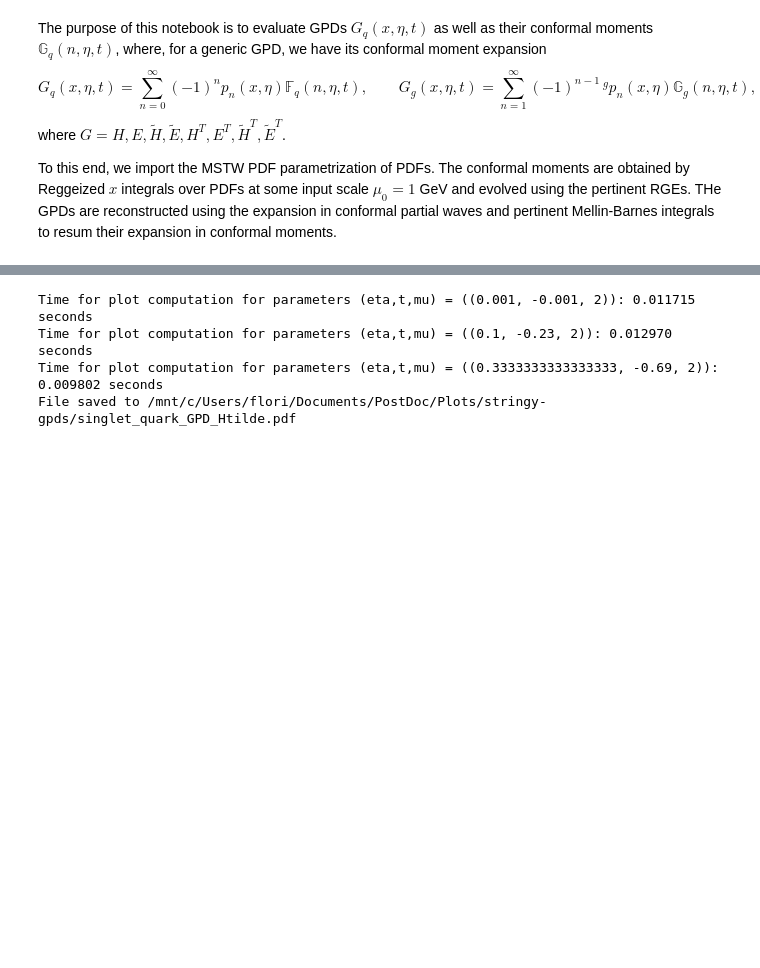
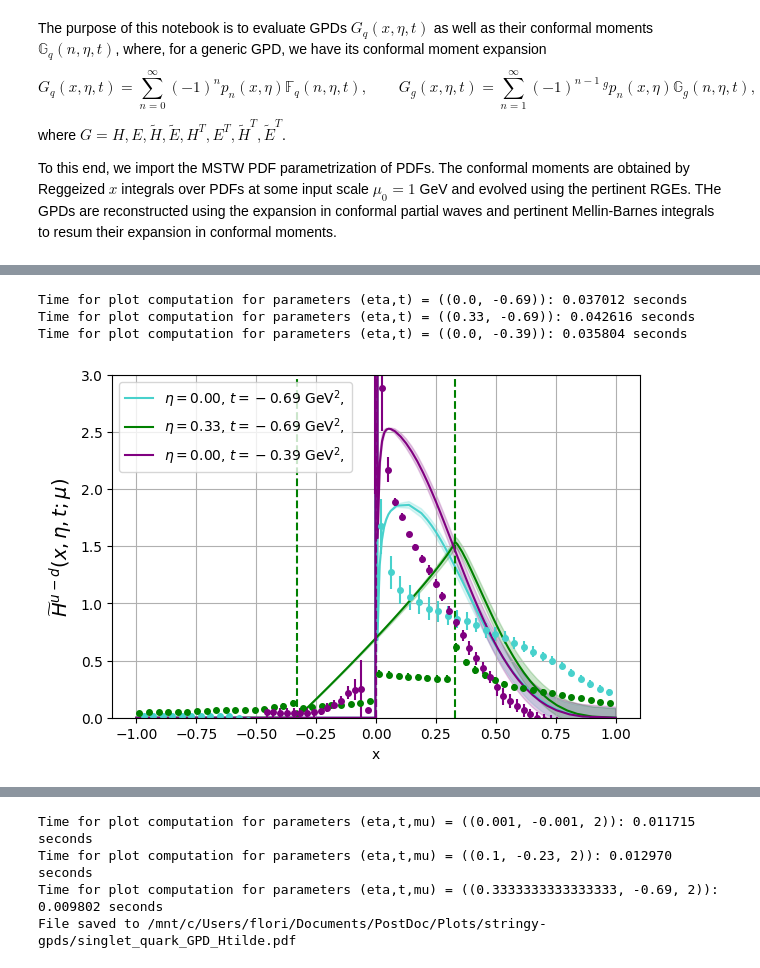
Before and after one commit to HechenMountain/stringy-gpds, a Jupyter notebook: StringBasedGPD.ipynb, the cells around one changed output, grey strips where cells are left out. Drawn from its saved outputs; the diff is of its cells as text; code cells hidden in the pictures; blank space fills up the shorter version.

```diff
--- a/StringBasedGPD.ipynb
+++ b/StringBasedGPD.ipynb
@@ -233 +218,9 @@ File saved to /mnt/c/Users/flori/Documents/PostDoc/Plots/stringy-gpds/non_single
+# %%
+from stringy_gpds.core import plot_gpd_data
+plot_gpd_data(particle="quark",gpd_type="non_singlet_isovector",gpd_label="Htilde",y_0=0,y_1=3)
+# %% [output]
+Time for plot computation for parameters (eta,t) = ((0.0, -0.69)): 0.037012 seconds
+Time for plot computation for parameters (eta,t) = ((0.33, -0.69)): 0.042616 seconds
+Time for plot computation for parameters (eta,t) = ((0.0, -0.39)): 0.035804 seconds
+[figure, added]
 # %%
```
Also changed, not shown: parts of 58 cells of this notebook, 9 other files.
